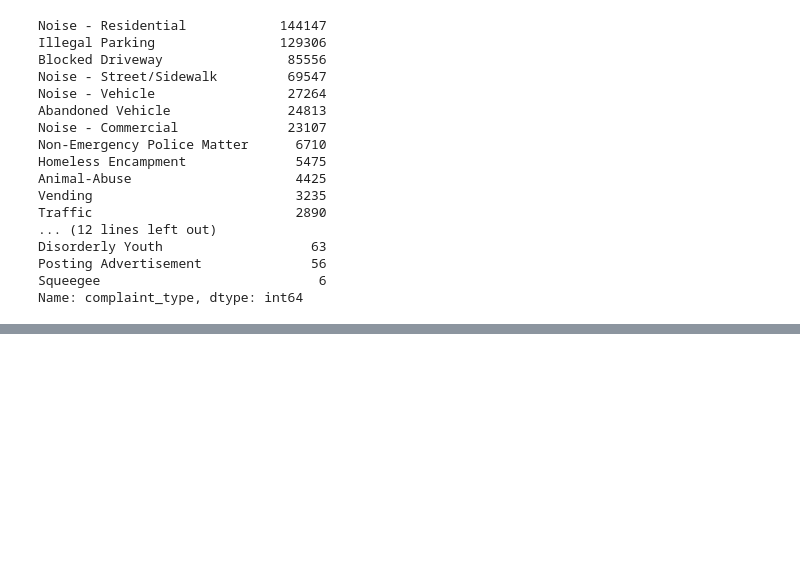
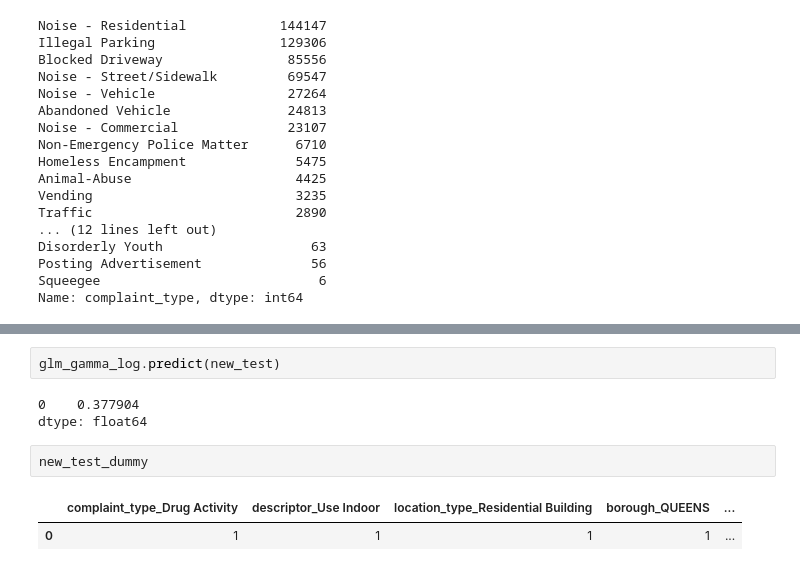
Before and after one commit to dmedellin2/311_service_requests, a Jupyter notebook: code/EDA-Copy1.ipynb, the cells around one changed output, grey strips where cells are left out. Saved outputs shown, nothing was run; the diff lists cells and outputs as text; blank space fills up the shorter version.

```diff
--- a/code/EDA-Copy1.ipynb
+++ b/code/EDA-Copy1.ipynb
@@ -1412,0 +1568,10 @@ Name: complaint_type, dtype: int64
+# %%
+glm_gamma_log.predict(new_test)
+# %% [output]
+0    0.377904
+dtype: float64
+# %%
+new_test_dummy
+# %% [output]
+|  | complaint_type_Drug Activity | descriptor_Use Indoor | location_type_Residential Building | borough_QUEENS | ... |
+| 0 | 1 | 1 | 1 | 1 | ... |
```
Also changed, not shown: parts of 22 cells of this notebook, 11 other files.
